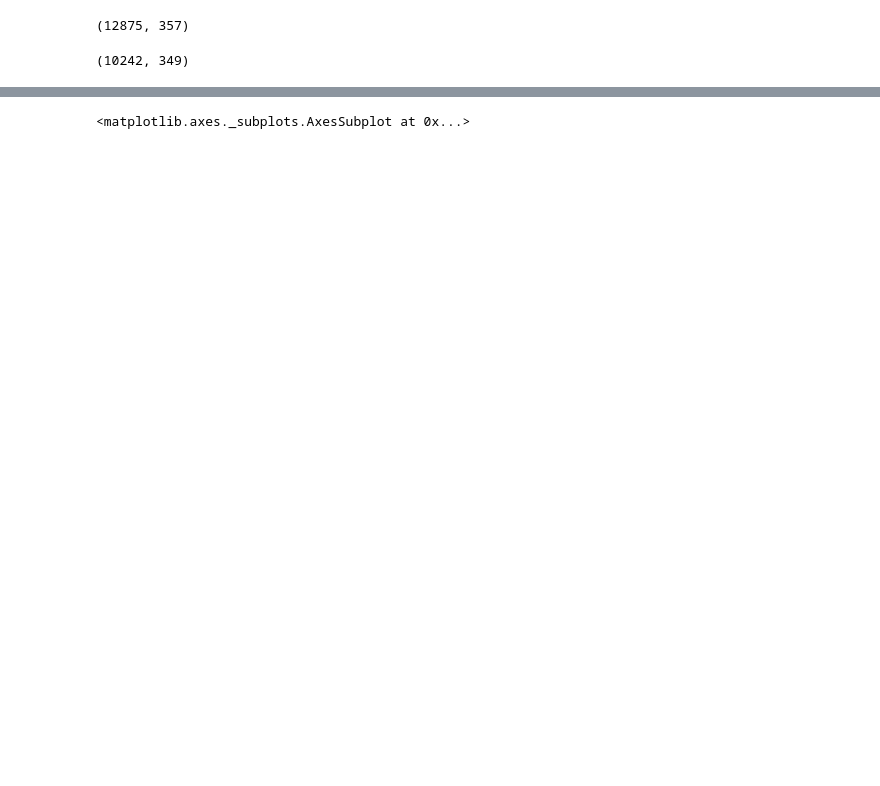
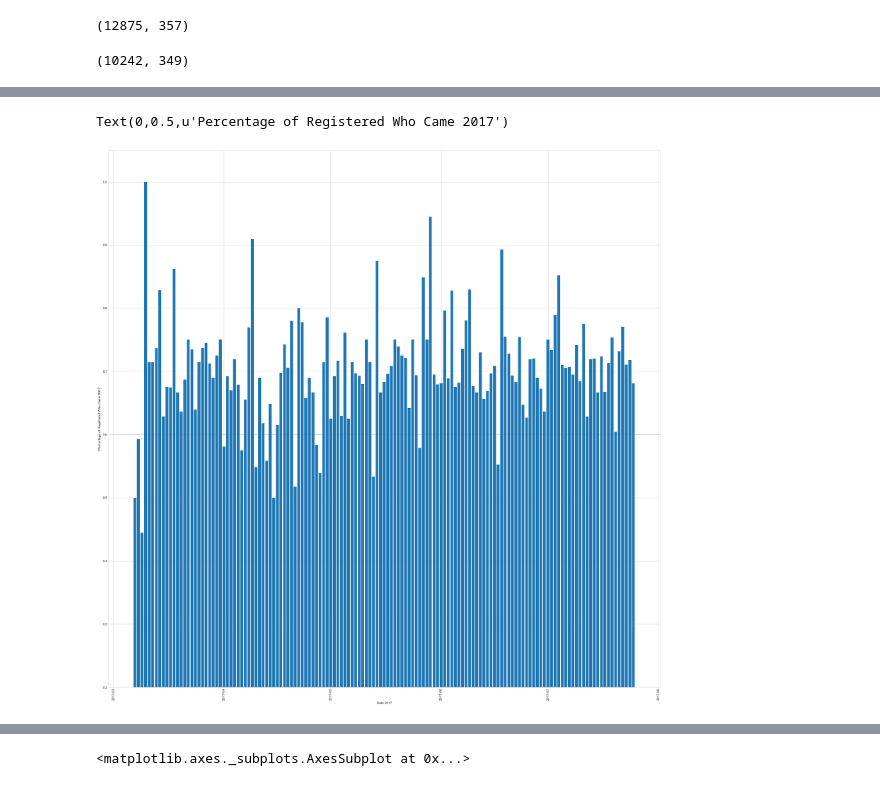
Before and after one commit to JohnHKleeman/MDG_Work, a Jupyter notebook: Trozzi_CoWorker_Project/SuperZoo_Analysis-Graphs.ipynb, the cells around one changed output, grey strips where cells are left out. Drawn from its saved outputs; the diff is of its cells as text; code cells hidden in the pictures; blank space fills up the shorter version.

```diff
--- a/Trozzi_CoWorker_Project/SuperZoo_Analysis-Graphs.ipynb
+++ b/Trozzi_CoWorker_Project/SuperZoo_Analysis-Graphs.ipynb
@@ -368,0 +421,11 @@ train_X, train_Y, test_X, test_Y = train_test_processing(data, test_data)
+# %%
+plt.figure(figsize=(30, 30))# people who registered on that day
+plt.bar(testplotting.index,test_percentage )
+#plt.yticks(np.arange(0, 600, 20))
+plt.xticks(rotation='vertical')
+plt.ylim(ymin=.2)
+plt.xlabel('Date 2017')
+plt.ylabel('Percentage of Registered Who Came 2017')
+# %% [output]
+Text(0,0.5,u'Percentage of Registered Who Came 2017')
+[figure, added]
```
Also changed, not shown: parts of 22 cells of this notebook.
